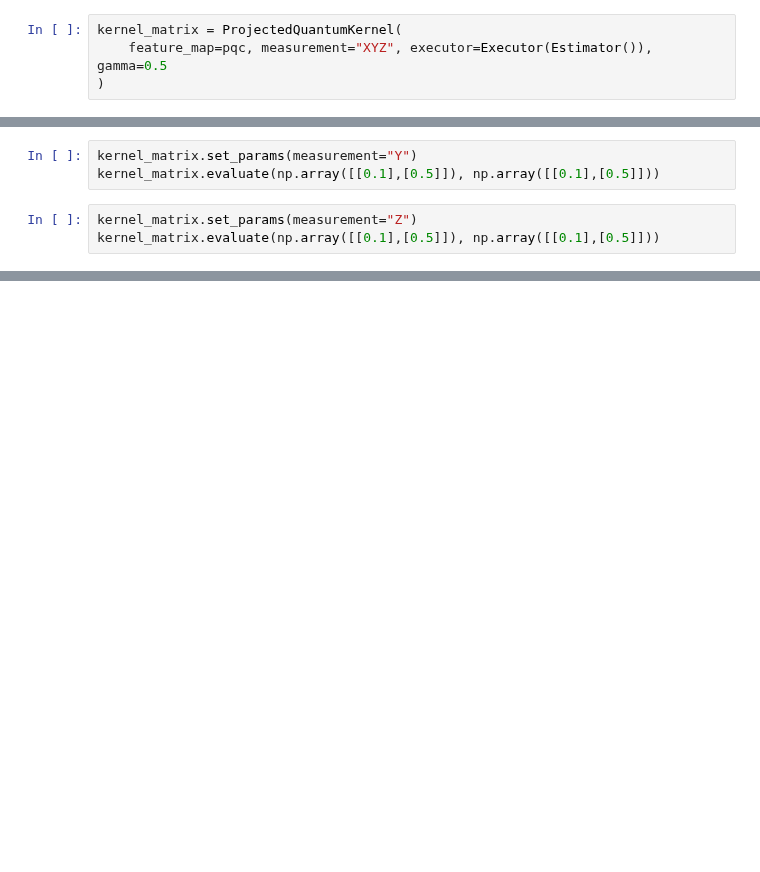
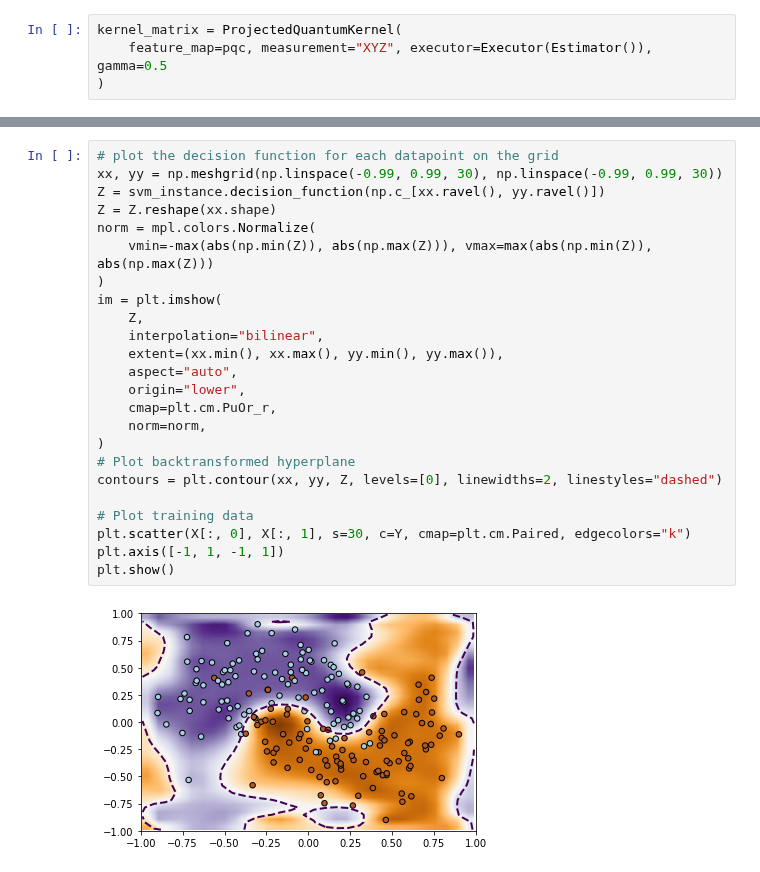
Before and after one commit to sQUlearn/squlearn, a Jupyter notebook: examples/kernel/example_projected_kernel.ipynb, the cells around one changed output, grey strips where cells are left out. Saved outputs shown, nothing was run; the diff lists cells and outputs as text; blank space fills up the shorter version.

```diff
--- a/examples/kernel/example_projected_kernel.ipynb
+++ b/examples/kernel/example_projected_kernel.ipynb
@@ -52,6 +28,0 @@ kernel_matrix.evaluate(np.array([[0.1],[0.5]]), np.array([[0.1],[0.5]]))
-# %%
-kernel_matrix.set_params(measurement="Y")
-kernel_matrix.evaluate(np.array([[0.1],[0.5]]), np.array([[0.1],[0.5]]))
-# %%
-kernel_matrix.set_params(measurement="Z")
-kernel_matrix.evaluate(np.array([[0.1],[0.5]]), np.array([[0.1],[0.5]]))
@@ -57,0 +85,26 @@ kernel_matrix.evaluate(np.array([[0.1],[0.5]]), np.array([[0.1],[0.5]]))
+# %%
+# plot the decision function for each datapoint on the grid
+xx, yy = np.meshgrid(np.linspace(-0.99, 0.99, 30), np.linspace(-0.99, 0.99, 30))
+Z = svm_instance.decision_function(np.c_[xx.ravel(), yy.ravel()])
+Z = Z.reshape(xx.shape)
+norm = mpl.colors.Normalize(
+    vmin=-max(abs(np.min(Z)), abs(np.max(Z))), vmax=max(abs(np.min(Z)), abs(np.max(Z)))
+)
+im = plt.imshow(
+    Z,
+    interpolation="bilinear",
+    extent=(xx.min(), xx.max(), yy.min(), yy.max()),
+    aspect="auto",
+    origin="lower",
+    cmap=plt.cm.PuOr_r,
+    norm=norm,
+)
+# Plot backtransformed hyperplane
+contours = plt.contour(xx, yy, Z, levels=[0], linewidths=2, linestyles="dashed")
+
+# Plot training data
+plt.scatter(X[:, 0], X[:, 1], s=30, c=Y, cmap=plt.cm.Paired, edgecolors="k")
+plt.axis([-1, 1, -1, 1])
+plt.show()
+# %% [output]
+[figure, added]
```
Also changed, not shown: parts of 9 cells of this notebook, 4 other files.
